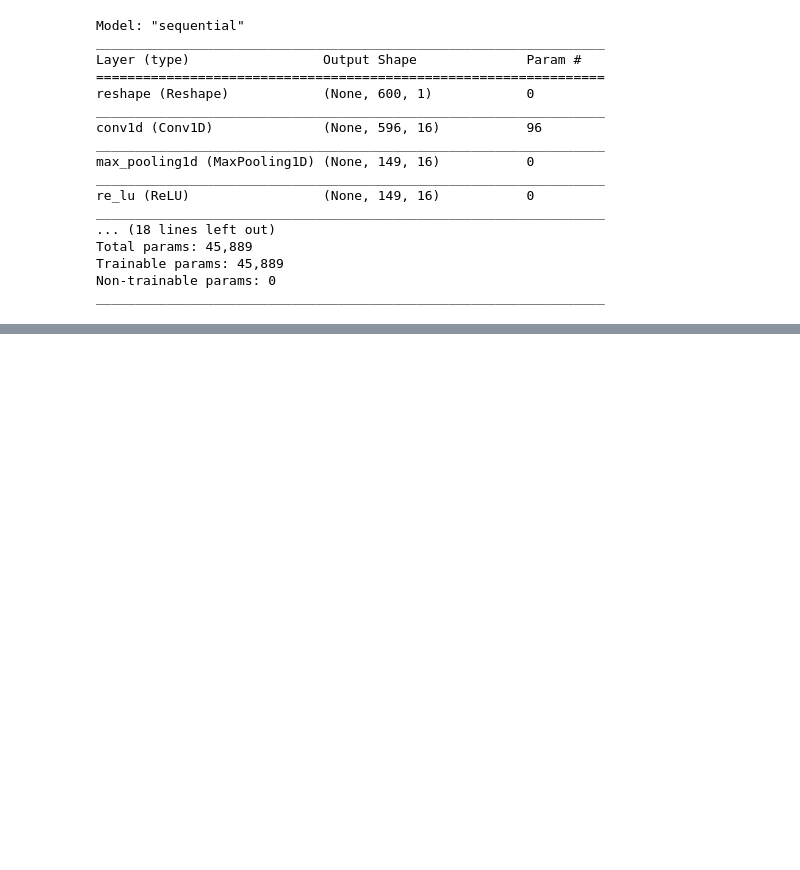
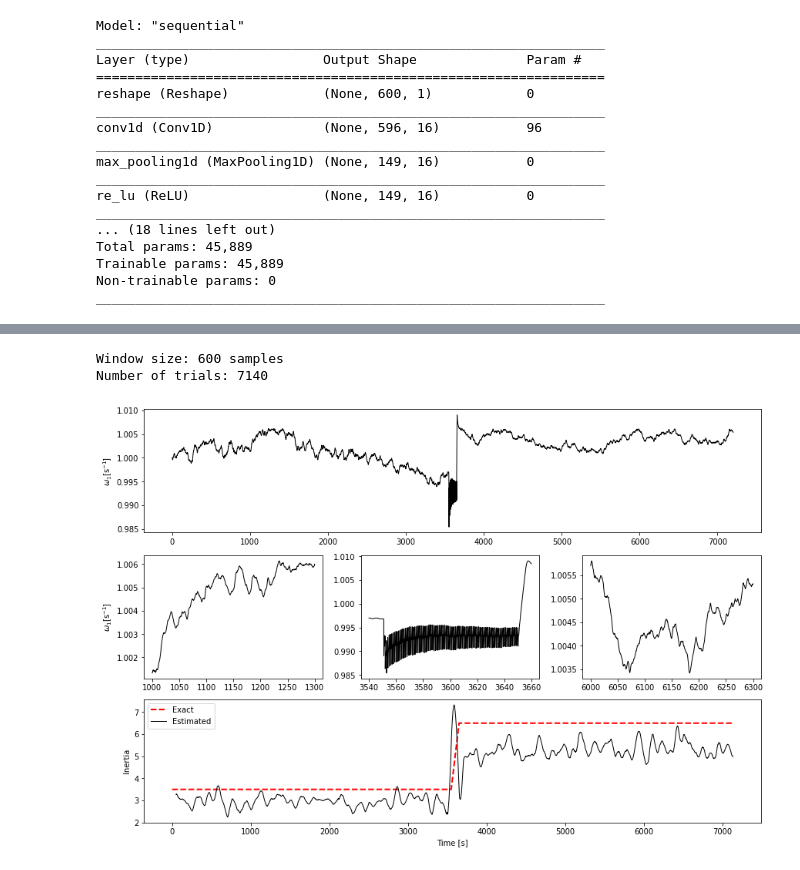
Before and after one commit to danielelinaro/inertia, a Jupyter notebook: notebooks/Estimate_inertia.ipynb, the cells around one changed output, grey strips where cells are left out. Cells and saved outputs as stored; diff of their text form; code cells hidden in the pictures; blank space fills up the shorter version.

```diff
--- a/notebooks/Estimate_inertia.ipynb
+++ b/notebooks/Estimate_inertia.ipynb
@@ -113,0 +200,47 @@ ax.set_ylabel(r'Inertia [$\mathrm{s}^{-1}$]');
+# %%
+data_files = ['../pan/ieee14_H=3.5-6.5_ramp.npz']
+
+var_name = 'omega01'
+window_dur = 60
+window_step = 10
+
+t, omega, omega_sliding, indexes, sim_pars = load_data(data_files, var_name, window_dur, window_step)
+dt = np.diff(t[:2])[0]
+time, H, _ = predict(omega_sliding, best_model, window_step, dt)
+
+### real value of inertia
+H_min = 3.5
+H_max = 6.5
+H_ref = H_min + np.zeros(time.shape)
+idx, = np.where((time > 3550) & (time <= 3650))
+H_ref[idx] = np.linspace(H_min, H_max, idx.size)
+H_ref[time > 3650] = H_max
+
+fig = plt.figure(constrained_layout=True, figsize=(12,8))
+gs = fig.add_gridspec(3, 3)
+ax1 = fig.add_subplot(gs[0,:])
+ax21 = fig.add_subplot(gs[1,0])
+ax22 = fig.add_subplot(gs[1,1])
+ax23 = fig.add_subplot(gs[1,2])
+ax3 = fig.add_subplot(gs[2,:])
+
+ax1.plot(t, omega, 'k', lw=1)
+ax1.set_ylabel(r'$\omega_1 [\mathrm{s}^{-1}]$')
+
+idx = (t > 1000) & (t < 1300)
+ax21.plot(t[idx], omega[idx], 'k', lw=1)
+idx = (t > 3540) & (t < 3660)
+ax22.plot(t[idx], omega[idx], 'k', lw=1)
+idx = (t > 6000) & (t < 6300)
+ax23.plot(t[idx], omega[idx], 'k', lw=1)
+ax21.set_ylabel(r'$\omega_1 [\mathrm{s}^{-1}]$')
+
+ax3.plot(time, H_ref, 'r--', lw=2, label='Exact')
+ax3.plot(time, H, 'k', lw=1, label='Estimated')
+ax3.legend(loc='best')
+ax3.set_xlabel('Time [s]')
+ax3.set_ylabel(r'Inertia');
+# %% [output]
+Window size: 600 samples
+Number of trials: 7140
+[figure, added]
```
Also changed, not shown: parts of 12 cells of this notebook, 11 other files.
